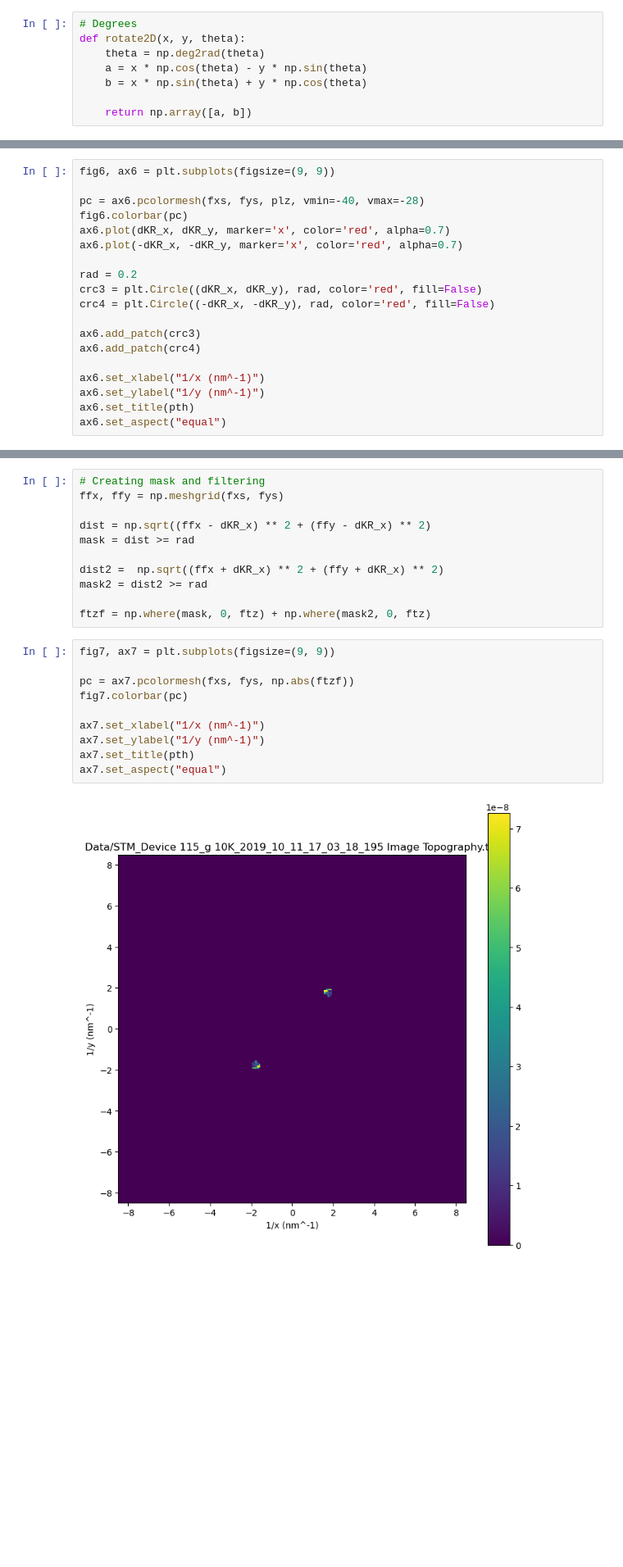
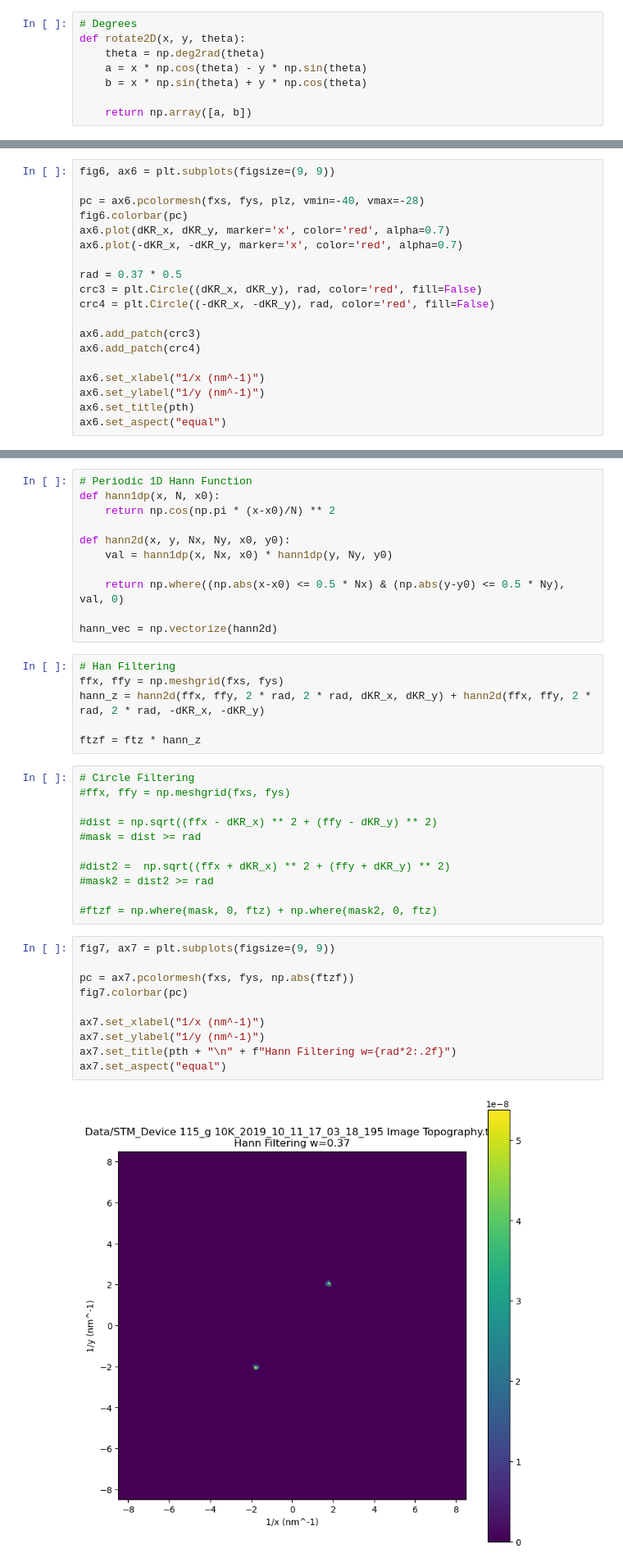
Before and after one commit to HollenLab/QPI-Scattering, a Jupyter notebook: ExperimentAnalysis/exp_filter_norotate.ipynb, the cells around one changed output, grey strips where cells are left out. Shown at 82% size. Cells and saved outputs as stored; diff of their text form; blank space fills up the shorter version.

```diff
--- a/ExperimentAnalysis/exp_filter_norotate.ipynb
+++ b/ExperimentAnalysis/exp_filter_norotate.ipynb
@@ -127,7 +127,7 @@ fig6.colorbar(pc)
 ax6.plot(dKR_x, dKR_y, marker='x', color='red', alpha=0.7)
 ax6.plot(-dKR_x, -dKR_y, marker='x', color='red', alpha=0.7)
 
-rad = 0.2
+rad = 0.37 * 0.5
 crc3 = plt.Circle((dKR_x, dKR_y), rad, color='red', fill=False)
 crc4 = plt.Circle((-dKR_x, -dKR_y), rad, color='red', fill=False)
 
@@ -140,29 +140,46 @@ ax6.set_title(pth)
 ax6.set_aspect("equal")
 # %% [output]
 [figure]
+# %%
+# Periodic 1D Hann Function
+def hann1dp(x, N, x0):
+    return np.cos(np.pi * (x-x0)/N) ** 2
+
+def hann2d(x, y, Nx, Ny, x0, y0):
+    val = hann1dp(x, Nx, x0) * hann1dp(y, Ny, y0)
+
+    return np.where((np.abs(x-x0) <= 0.5 * Nx) & (np.abs(y-y0) <= 0.5 * Ny), val, 0)
+
+hann_vec = np.vectorize(hann2d)
+# %%
+# Han Filtering
+ffx, ffy = np.meshgrid(fxs, fys)
+hann_z = hann2d(ffx, ffy, 2 * rad, 2 * rad, dKR_x, dKR_y) + hann2d(ffx, ffy, 2 * rad, 2 * rad, -dKR_x, -dKR_y)
+
+ftzf = ftz * hann_z
 # %%
-# Creating mask and filtering
-ffx, ffy = np.meshgrid(fxs, fys)
+# Circle Filtering
+#ffx, ffy = np.meshgrid(fxs, fys)
 
-dist = np.sqrt((ffx - dKR_x) ** 2 + (ffy - dKR_x) ** 2)
-mask = dist >= rad
+#dist = np.sqrt((ffx - dKR_x) ** 2 + (ffy - dKR_y) ** 2)
+#mask = dist >= rad
 
-dist2 =  np.sqrt((ffx + dKR_x) ** 2 + (ffy + dKR_x) ** 2)
-mask2 = dist2 >= rad
+#dist2 =  np.sqrt((ffx + dKR_x) ** 2 + (ffy + dKR_y) ** 2)
+#mask2 = dist2 >= rad
 
-ftzf = np.where(mask, 0, ftz) + np.where(mask2, 0, ftz)
+#ftzf = np.where(mask, 0, ftz) + np.where(mask2, 0, ftz)
 # %%
 fig7, ax7 = plt.subplots(figsize=(9, 9))
 
 pc = ax7.pcolormesh(fxs, fys, np.abs(ftzf))
 fig7.colorbar(pc)
 
 ax7.set_xlabel("1/x (nm^-1)")
 ax7.set_ylabel("1/y (nm^-1)")
-ax7.set_title(pth)
+ax7.set_title(pth + "\n" + f"Hann Filtering w={rad*2:.2f}")
 ax7.set_aspect("equal")
 # %% [output]
-[figure, old version]
+[figure, new version]
 # %%
 z_filtered = np.fft.ifft2(ftzf)
 
```
Also changed, not shown: parts of 3 cells of this notebook, 4 other files.
